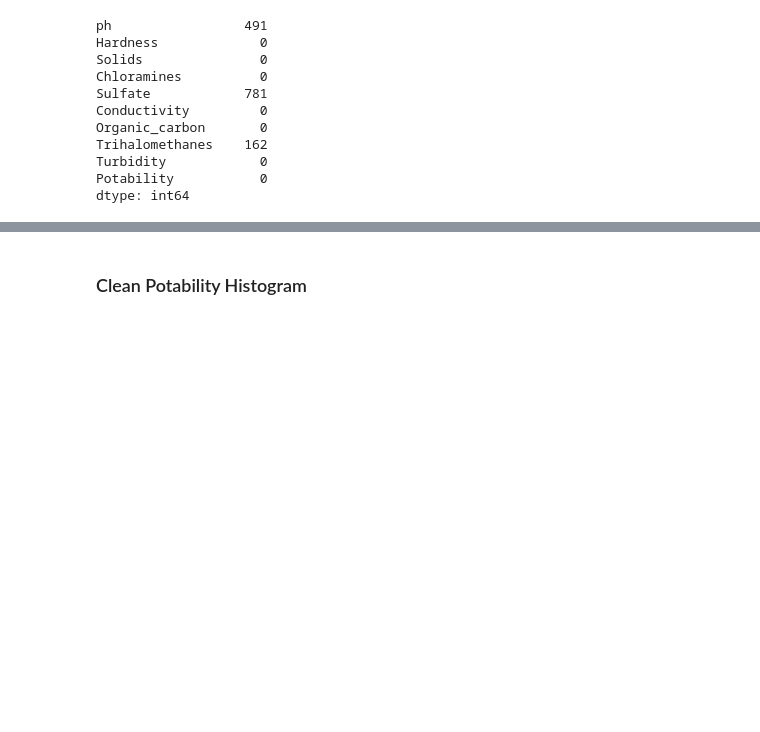
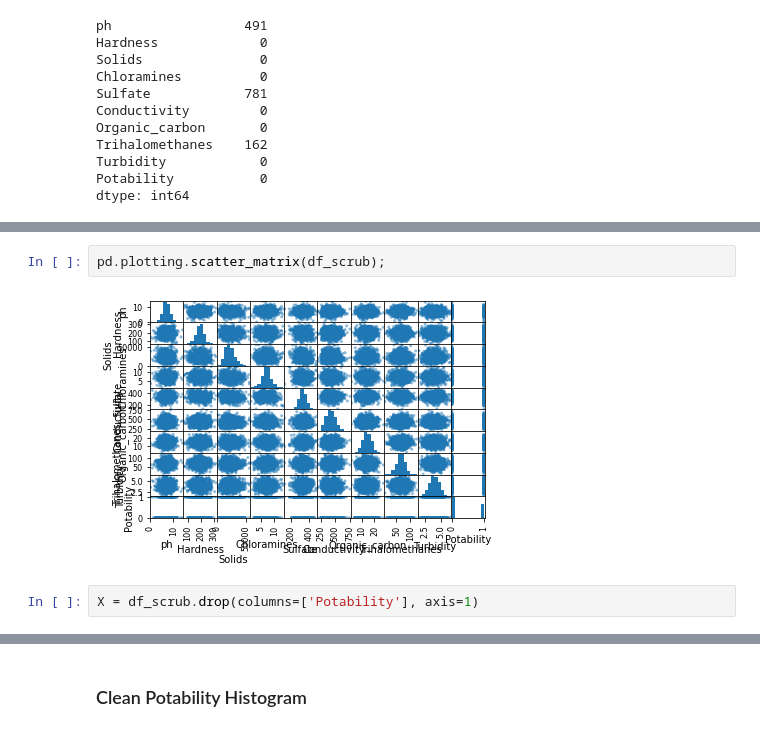
Before and after one commit to dameeech/Potabilities---Water-Quality-Evaluation, a Jupyter notebook: Phase3_Project_Notebook.ipynb, the cells around one changed output, grey strips where cells are left out. Saved outputs shown, nothing was run; the diff lists cells and outputs as text; blank space fills up the shorter version.

```diff
--- a/Phase3_Project_Notebook.ipynb
+++ b/Phase3_Project_Notebook.ipynb
@@ -72,0 +130,6 @@ df1 = df.dropna()
+# %%
+pd.plotting.scatter_matrix(df_scrub);
+# %% [output]
+[figure, added]
+# %%
+X = df_scrub.drop(columns=['Potability'], axis=1)
```
Also changed, not shown: parts of 16 cells of this notebook.
